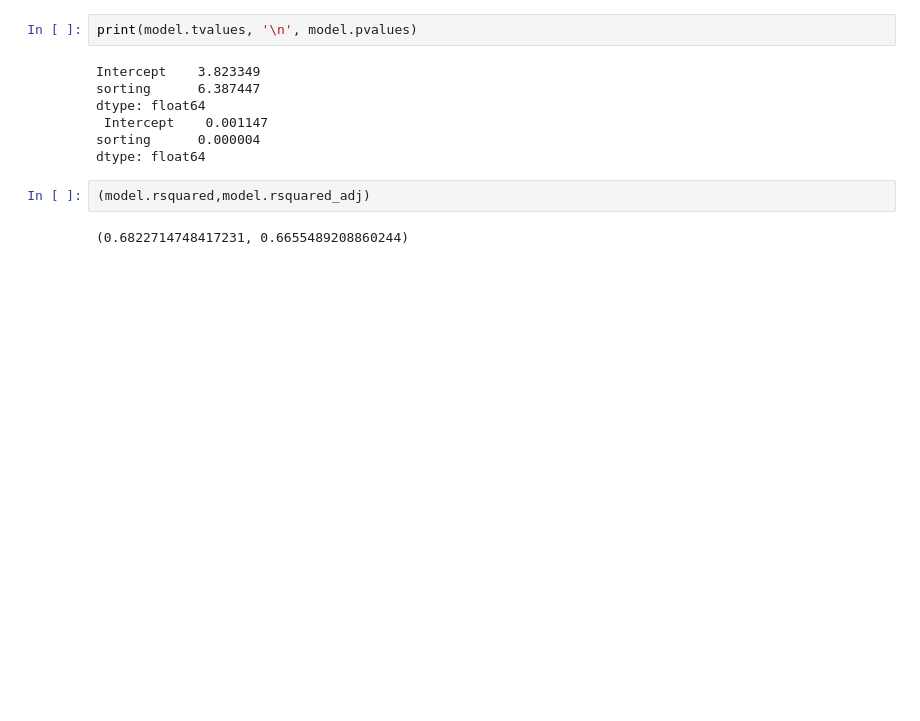
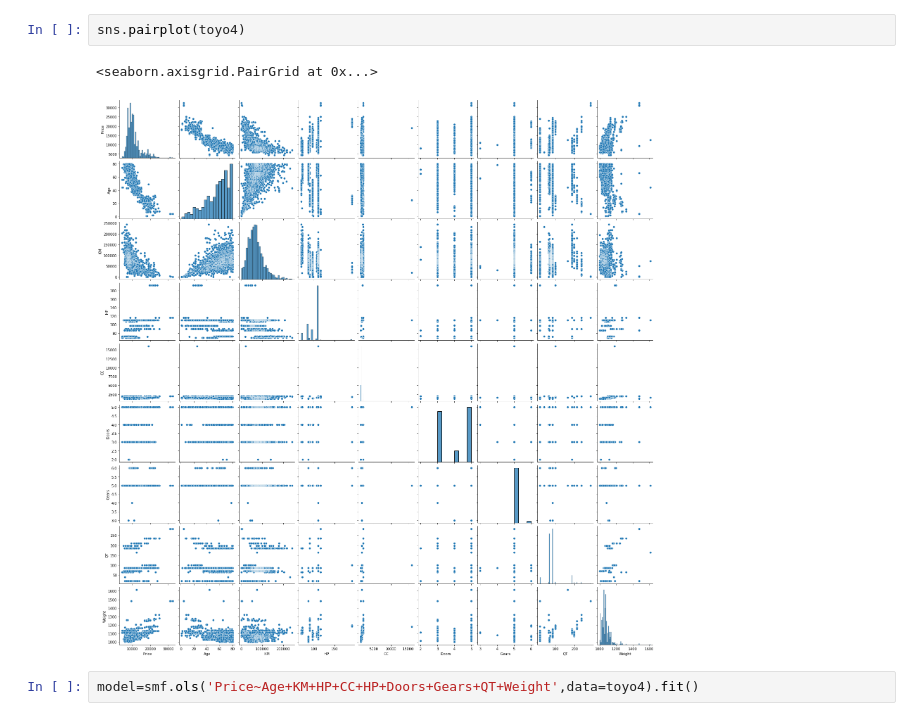
Before and after one commit to vishal166/data-science-assignment, a Jupyter notebook: Untitled.ipynb, the cells around one changed output. Cells and saved outputs as stored; diff of their text form; blank space fills up the shorter version.

```diff
--- a/Untitled.ipynb
+++ b/Untitled.ipynb
@@ -88,16 +180,10 @@ dtype: float64
-# %%
-print(model.tvalues, '\n', model.pvalues)
-# %% [output]
-Intercept    3.823349
-sorting      6.387447
-dtype: float64
- Intercept    0.001147
-sorting      0.000004
-dtype: float64
-# %%
-(model.rsquared,model.rsquared_adj)
-# %% [output]
-(0.6822714748417231, 0.6655489208860244)
+# %%
+sns.pairplot(toyo4)
+# %% [output]
+<seaborn.axisgrid.PairGrid at 0x...>
+[figure, added]
+# %%
+model=smf.ols('Price~Age+KM+HP+CC+HP+Doors+Gears+QT+Weight',data=toyo4).fit()
 # %%
 model.summary()
 # %% [output]
```
Also changed, not shown: parts of 77 cells of this notebook, 1 other file.
